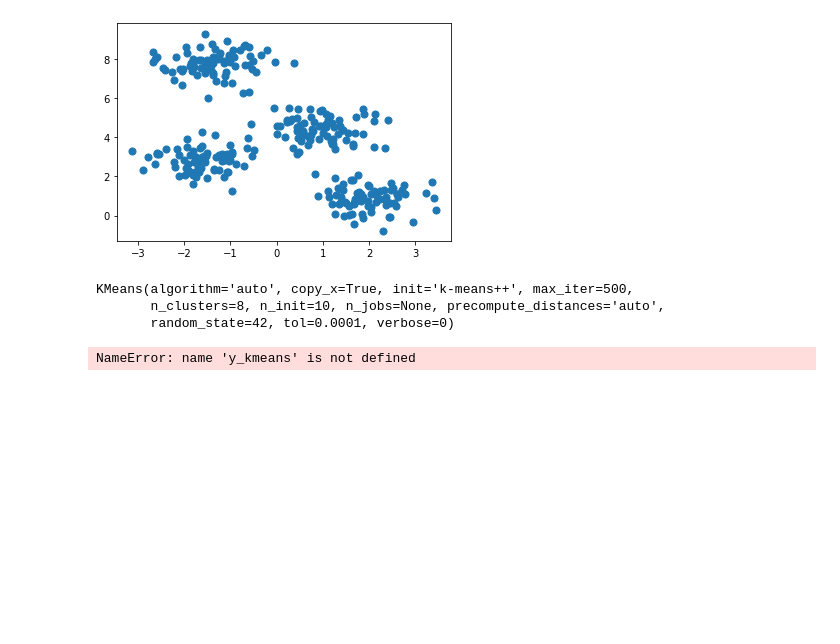
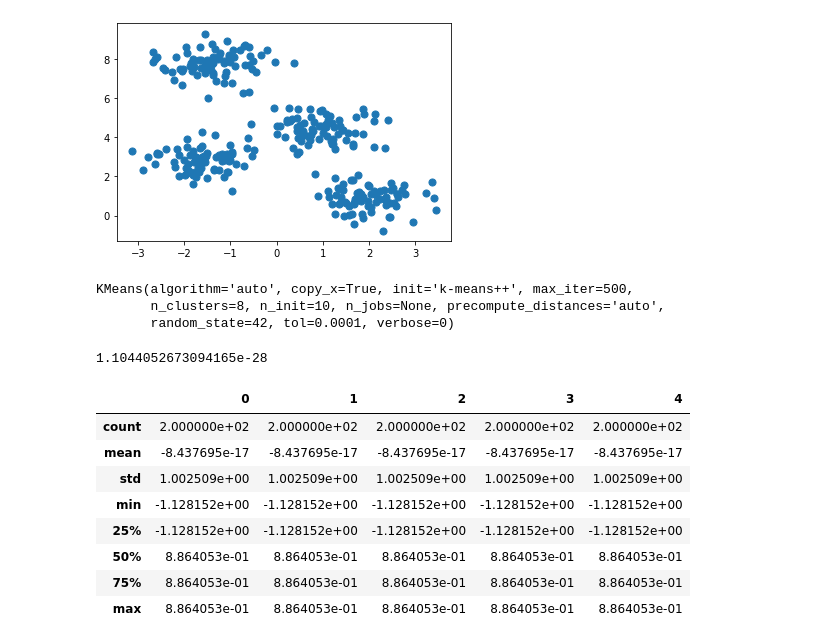
Before and after one commit to ipatel467/Customer-Segmentation, a Jupyter notebook: index.ipynb, the cells around one changed output. Saved outputs shown, nothing was run; the diff lists cells and outputs as text; code cells hidden in the pictures; blank space fills up the shorter version.

```diff
--- a/index.ipynb
+++ b/index.ipynb
@@ -226,10 +226,24 @@ kmeans_model.fit(df)
 KMeans(algorithm='auto', copy_x=True, init='k-means++', max_iter=500,
        n_clusters=8, n_init=10, n_jobs=None, precompute_distances='auto',
        random_state=42, tol=0.0001, verbose=0)
-# %%
-plt.scatter(X[:, 0], X[:, 1], c=y_kmeans, s=50, cmap='viridis')
-
-centers = kmeans_model.cluster_centers_
-plt.scatter(centers[:, 0], centers[:, 1], c='black', s=200, alpha=0.5)
-# %% [output]
-NameError: name 'y_kmeans' is not defined
+# %%
+kmeans_model.inertia_
+# %% [output]
+1.1044052673094165e-28
+# %%
+from sklearn.preprocessing import StandardScaler
+scaler = StandardScaler()
+data_scaled = scaler.fit_transform(df)
+
+# statistics of scaled data
+pd.DataFrame(data_scaled).describe()
+# %% [output]
+|  | 0 | 1 | 2 | 3 | 4 |
+| count | 2.000000e+02 | 2.000000e+02 | 2.000000e+02 | 2.000000e+02 | 2.000000e+02 |
+| mean | -8.437695e-17 | -8.437695e-17 | -8.437695e-17 | -8.437695e-17 | -8.437695e-17 |
+| std | 1.002509e+00 | 1.002509e+00 | 1.002509e+00 | 1.002509e+00 | 1.002509e+00 |
+| min | -1.128152e+00 | -1.128152e+00 | -1.128152e+00 | -1.128152e+00 | -1.128152e+00 |
+| 25% | -1.128152e+00 | -1.128152e+00 | -1.128152e+00 | -1.128152e+00 | -1.128152e+00 |
+| 50% | 8.864053e-01 | 8.864053e-01 | 8.864053e-01 | 8.864053e-01 | 8.864053e-01 |
+| 75% | 8.864053e-01 | 8.864053e-01 | 8.864053e-01 | 8.864053e-01 | 8.864053e-01 |
+| max | 8.864053e-01 | 8.864053e-01 | 8.864053e-01 | 8.864053e-01 | 8.864053e-01 |
```
Also changed, not shown: parts of 5 cells of this notebook.
